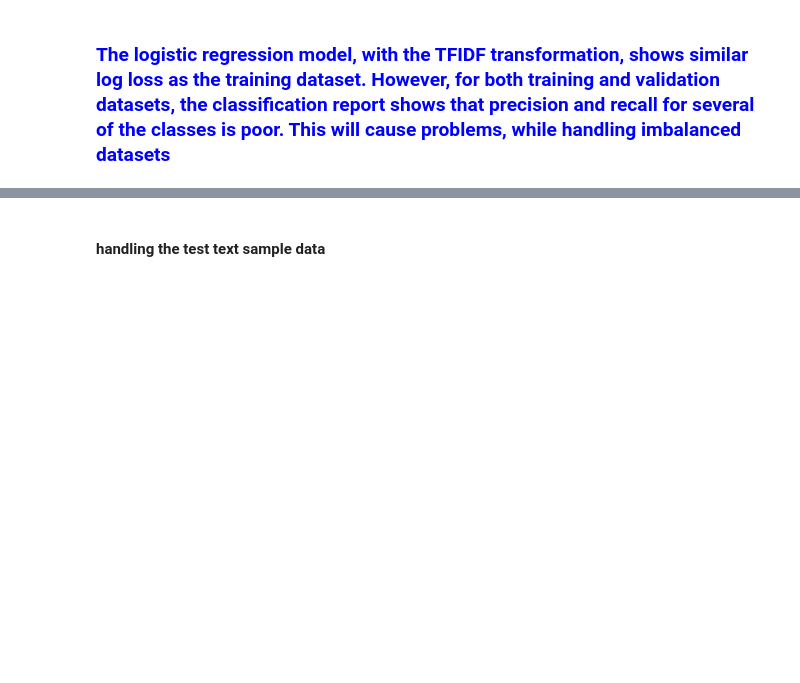
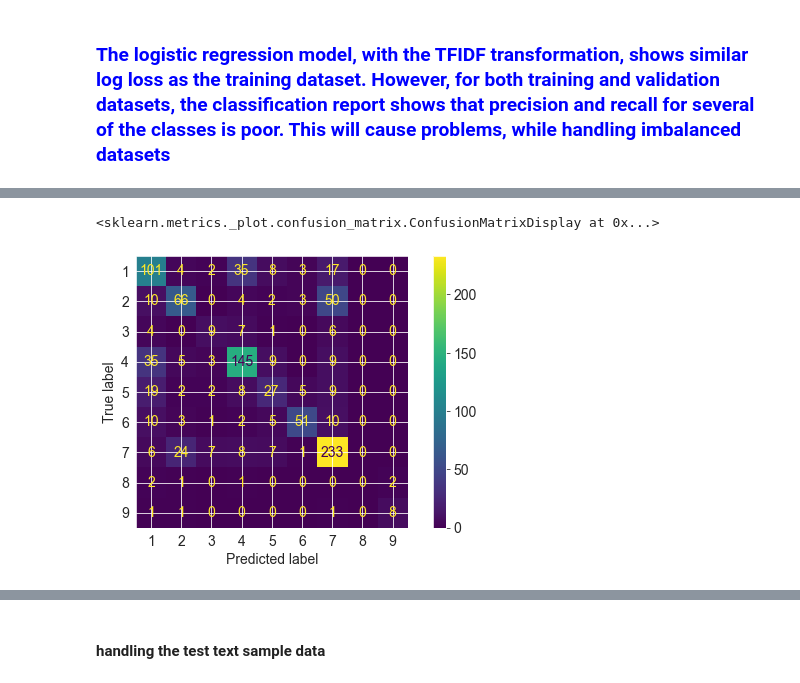
Before and after one commit to me-nobody/jovian-ml-project, a Jupyter notebook: jovian-ml-project-030122.ipynb, the cells around one changed output, grey strips where cells are left out. Cells and saved outputs as stored; diff of their text form; code cells hidden in the pictures; blank space fills up the shorter version.

Commit message:
validation data analyzed

```diff
--- a/jovian-ml-project-030122.ipynb
+++ b/jovian-ml-project-030122.ipynb
@@ -1511,0 +1544,5 @@ plot_confusion_matrix(tfidf_model, X_validate_tfidf, y_validation)
+# %%
+plot_confusion_matrix(xgb_grid_bow, X_validation_bow, y_validation)
+# %% [output]
+<sklearn.metrics._plot.confusion_matrix.ConfusionMatrixDisplay at 0x...>
+[figure, added]
```
Also changed, not shown: parts of 15 cells of this notebook.
